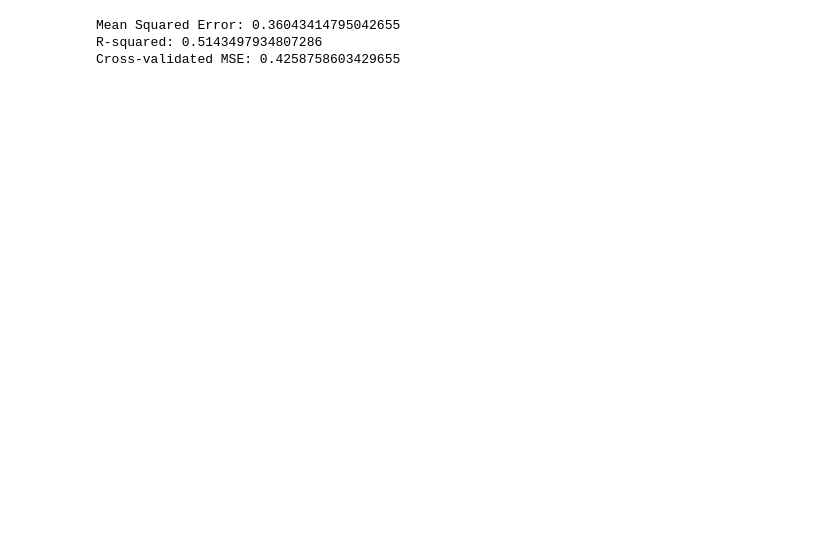
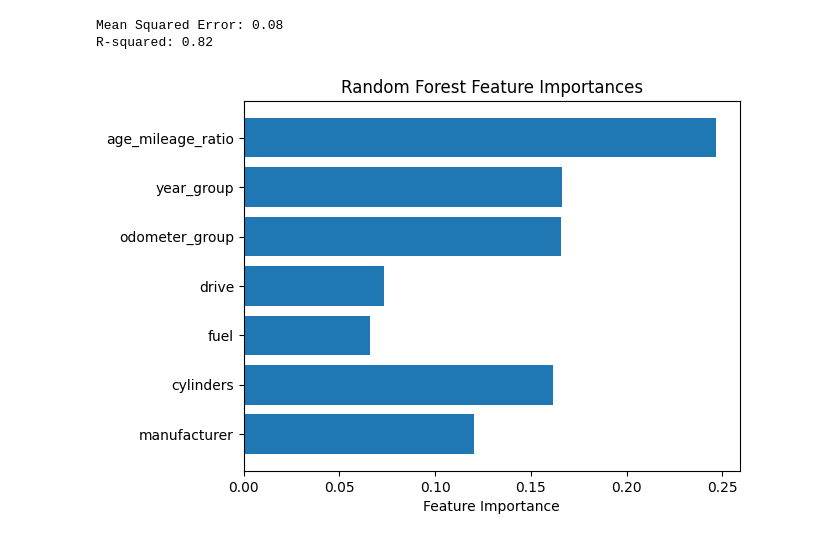
Before and after one commit to mjc136/DataScience, a Jupyter notebook: CarPricePredictor/CarPricePredictor.ipynb, the cells around one changed output. Drawn from its saved outputs; the diff is of its cells as text; code cells hidden in the pictures; blank space fills up the shorter version.

```diff
--- a/CarPricePredictor/CarPricePredictor.ipynb
+++ b/CarPricePredictor/CarPricePredictor.ipynb
@@ -64,0 +78,9 @@ df.head(20)
+# %%
+# Drop not needed columns
+df = df.drop(columns=['trim','vin','state','interior','seller','saledate'], errors='ignore')
+
+# Remove rows with missing data
+df = df.dropna()
+
+
+df.head(20)
@@ -147,6 +217,6 @@ print(df.shape[0])
 # %%
 # Define features (X) and target (y)
-X = df.drop(columns=['price_group'])
+X = df.drop(columns='price_group')
 y = df['price_group']
 
 # Train/test split
@@ -186,19 +223,0 @@ Best hyperparameters: {'n_estimators': 200, 'min_samples_split': 5, 'min_samples
-# %%
-# Evaluating the model
-from sklearn.metrics import mean_squared_error, r2_score
-
-# Mean Squared Error
-mse = mean_squared_error(y_test, y_pred)
-print(f'Mean Squared Error: {mse}')
-
-# R-squared
-r2 = r2_score(y_test, y_pred)
-print(f'R-squared: {r2}')
-
-# Optionally, cross-validation to get a better estimate of model performance
-cross_val_scores = cross_val_score(rf, X, y, cv=5, scoring='neg_mean_squared_error')
-print(f'Cross-validated MSE: {-cross_val_scores.mean()}')
-# %% [output]
-Mean Squared Error: 0.36043414795042655
-R-squared: 0.5143497934807286
-Cross-validated MSE: 0.4258758603429655
@@ -204,0 +240,32 @@ Cross-validated MSE: 0.4258758603429655
+# %%
+best_params = {'max_depth': 30,
+               'min_samples_leaf': 5,
+               'min_samples_split': 12,
+               'n_estimators': 100}
+
+# Instantiate the model using the best parameters
+rf_best = RandomForestRegressor(**best_params, random_state=42)
+
+# Fit the model to the training data
+rf_best.fit(X_train, y_train)
+
+# Make predictions
+y_pred = rf_best.predict(X_test)
+
+# Evaluate the model
+mse = mean_squared_error(y_test, y_pred)
+print(f'Mean Squared Error: {mse:.2f}')
+
+r2 = r2_score(y_test, y_pred)
+print(f'R-squared: {r2:.2f}')
+# %% [output]
+Mean Squared Error: 0.08
+R-squared: 0.82
+# %%
+importances = rf_best.feature_importances_
+plt.barh(X.columns, importances)
+plt.xlabel("Feature Importance")
+plt.title("Random Forest Feature Importances")
+plt.show()
+# %% [output]
+[figure, added]
```
Also changed, not shown: parts of 14 cells of this notebook, 3 other files.
